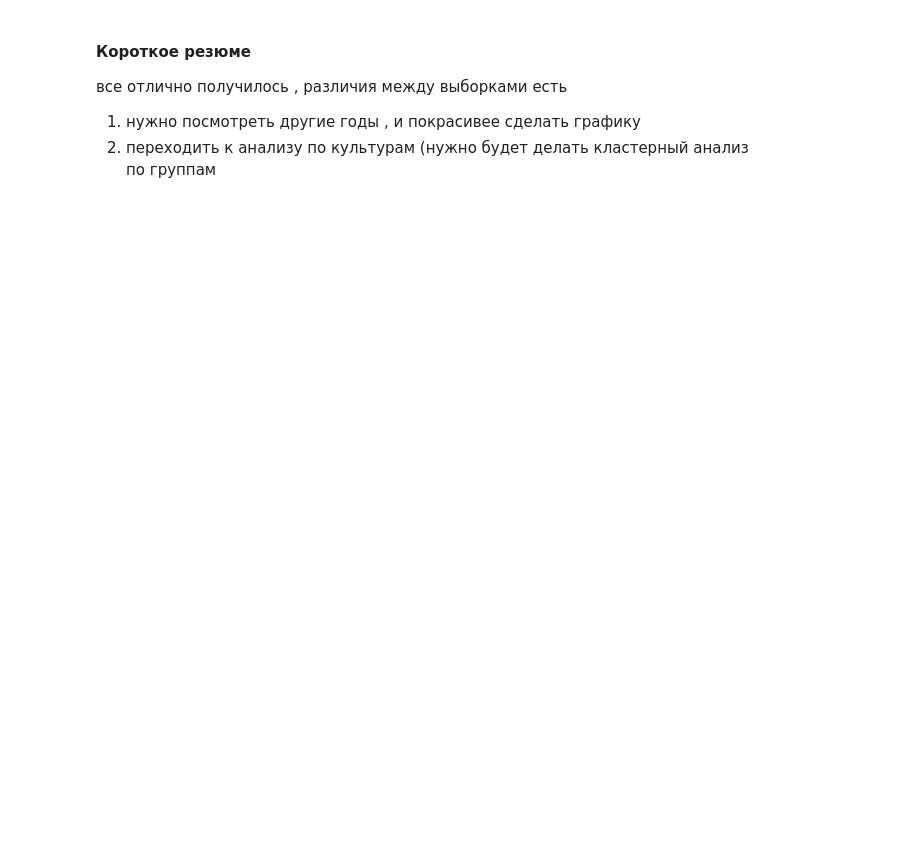
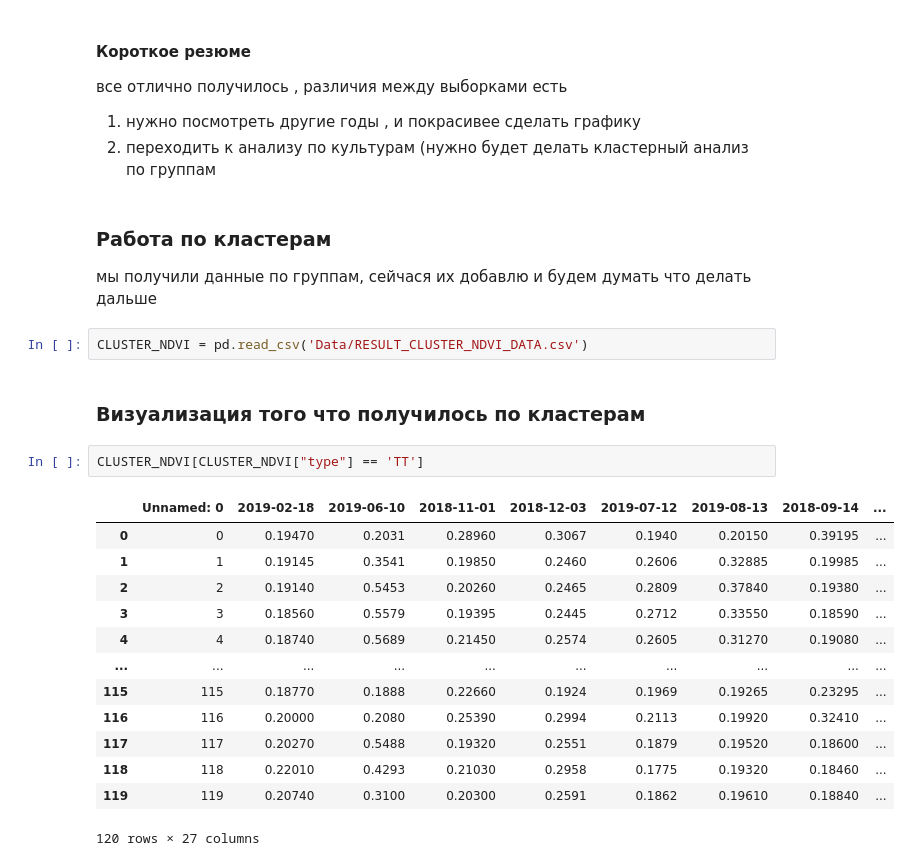
Before and after one commit to hukitoc94/Archangelskoe_NDTI_project, a Jupyter notebook: arhchan_project.ipynb, the cells around one changed output. Cells and saved outputs as stored; diff of their text form; blank space fills up the shorter version.

```diff
--- a/arhchan_project.ipynb
+++ b/arhchan_project.ipynb
@@ -177,3 +148,28 @@ print(f'{res} при p уровне значимости {scipy.stats.kruskal(x,
 все отлично получилось , различия между выборками есть
 1) нужно посмотреть другие годы , и покрасивее сделать графику
 2) переходить к анализу по культурам (нужно будет делать кластерный анализ по группам
+# %% [markdown]
+### Работа по кластерам
+
+
+мы получили данные по группам, сейчася их добавлю и будем думать что делать дальше
+# %%
+CLUSTER_NDVI = pd.read_csv('Data/RESULT_CLUSTER_NDVI_DATA.csv')
+# %% [markdown]
+### Визуализация того что получилось по кластерам
+# %%
+CLUSTER_NDVI[CLUSTER_NDVI["type"] == 'TT']
+# %% [output]
+|  | Unnamed: 0 | 2019-02-18 | 2019-06-10 | 2018-11-01 | 2018-12-03 | 2019-07-12 | 2019-08-13 | 2018-09-14 | ... |
+| 0 | 0 | 0.19470 | 0.2031 | 0.28960 | 0.3067 | 0.1940 | 0.20150 | 0.39195 | ... |
+| 1 | 1 | 0.19145 | 0.3541 | 0.19850 | 0.2460 | 0.2606 | 0.32885 | 0.19985 | ... |
+| 2 | 2 | 0.19140 | 0.5453 | 0.20260 | 0.2465 | 0.2809 | 0.37840 | 0.19380 | ... |
+| 3 | 3 | 0.18560 | 0.5579 | 0.19395 | 0.2445 | 0.2712 | 0.33550 | 0.18590 | ... |
+| 4 | 4 | 0.18740 | 0.5689 | 0.21450 | 0.2574 | 0.2605 | 0.31270 | 0.19080 | ... |
+| ... | ... | ... | ... | ... | ... | ... | ... | ... | ... |
+| 115 | 115 | 0.18770 | 0.1888 | 0.22660 | 0.1924 | 0.1969 | 0.19265 | 0.23295 | ... |
+| 116 | 116 | 0.20000 | 0.2080 | 0.25390 | 0.2994 | 0.2113 | 0.19920 | 0.32410 | ... |
+| 117 | 117 | 0.20270 | 0.5488 | 0.19320 | 0.2551 | 0.1879 | 0.19520 | 0.18600 | ... |
+| 118 | 118 | 0.22010 | 0.4293 | 0.21030 | 0.2958 | 0.1775 | 0.19320 | 0.18460 | ... |
+| 119 | 119 | 0.20740 | 0.3100 | 0.20300 | 0.2591 | 0.1862 | 0.19610 | 0.18840 | ... |
+120 rows × 27 columns
```
Also changed, not shown: parts of 6 cells of this notebook, 1 other file.
